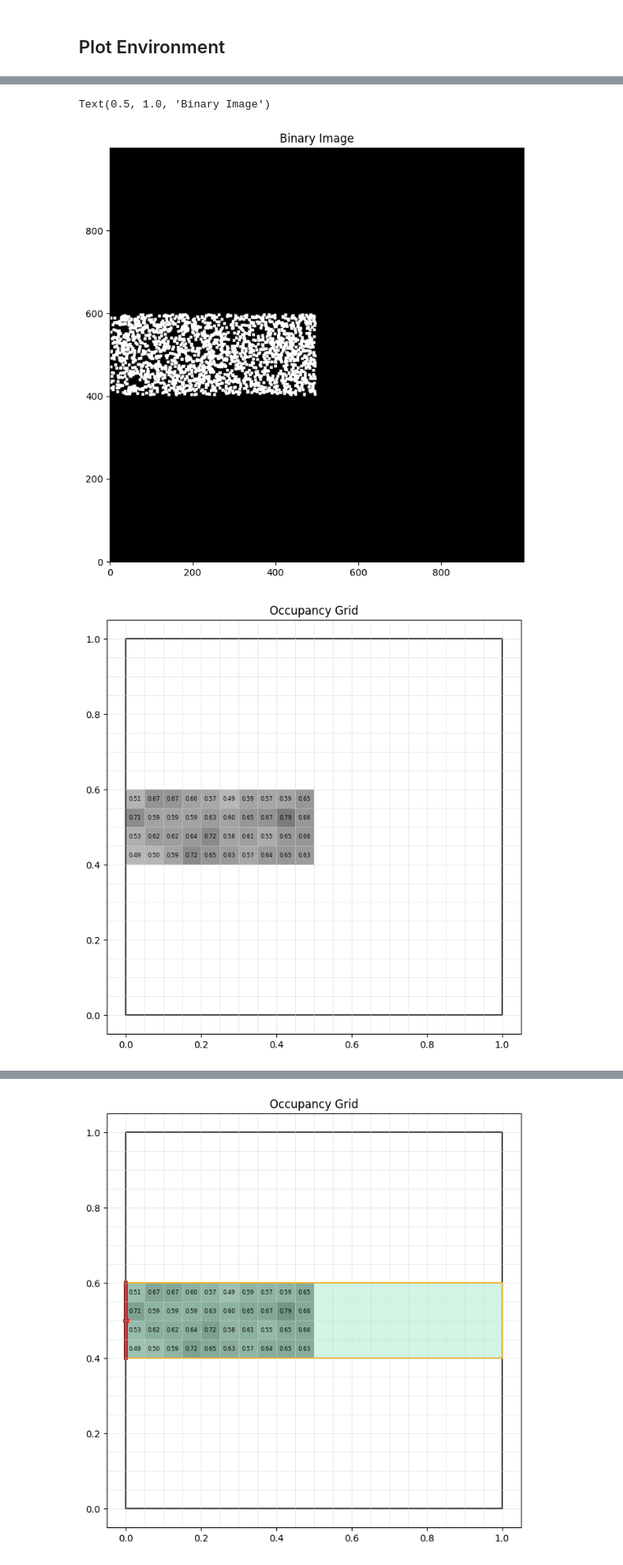
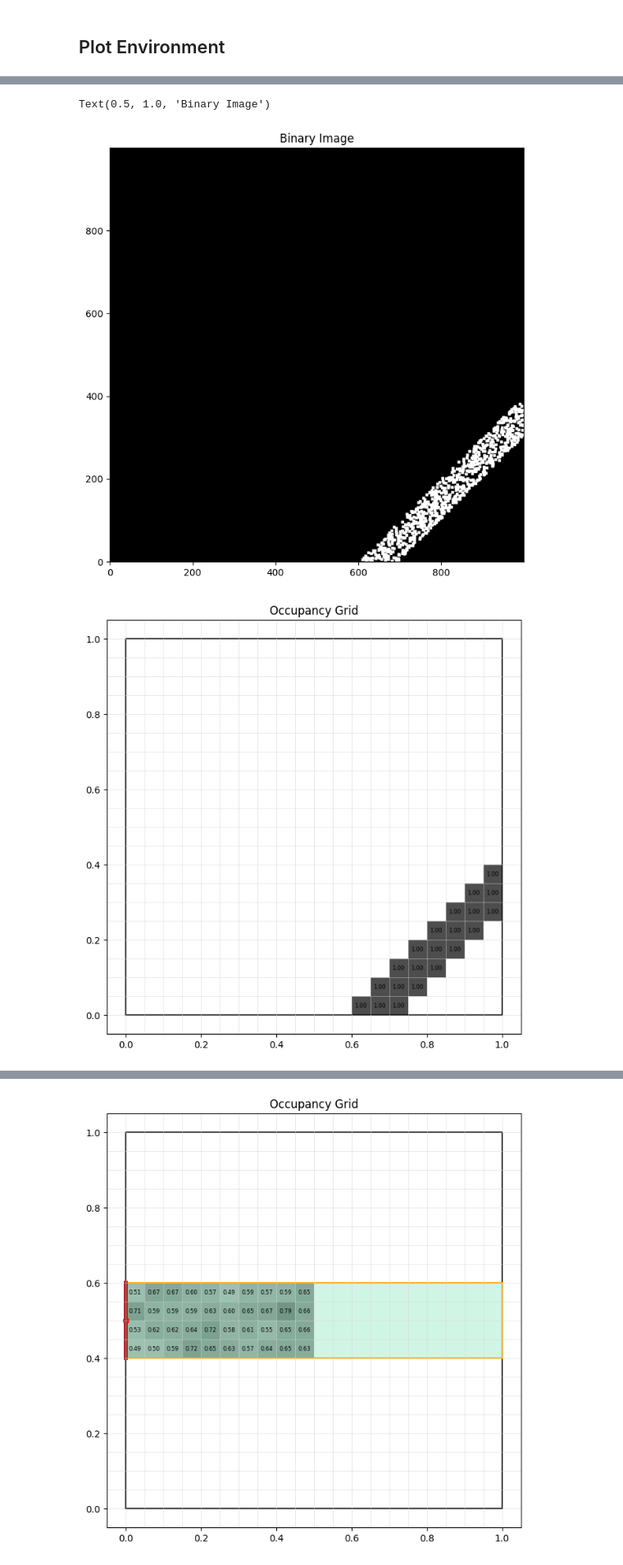
Before and after one commit to CearLab/earth_moving, a Jupyter notebook: earth_moving/clutter/mcts_vanilla_v1/test_v1.ipynb, the cells around one changed output, grey strips where cells are left out. Shown at 82% size. Cells and saved outputs as stored; diff of their text form; code cells hidden in the pictures.

Commit message:
Added multi-grid adaptation and more render options - works on Morty

```diff
--- a/earth_moving/clutter/mcts_vanilla_v1/test_v1.ipynb
+++ b/earth_moving/clutter/mcts_vanilla_v1/test_v1.ipynb
@@ -134,38 +131,9 @@ Rasterization complete. Downsampling to simulation grid...
 (1000, 1000)
 # %%
-# env = PushEnvironmentGym(
-#     particles=particles,
-#     binary_img=density_grid,
-#     boundary_points=boundary_points,
-#     delta_s_options=delta_s_options,
-#     theta_options=theta_options,
-#     push_width=shovel_width,  # Updated parameter name
-#     initial_pos=s0,          # Updated parameter name
-#     max_pushes=max_pushes,
-#     coverage_thresh=coverage_threshold,  # Updated parameter name
-#     grid_size=grid_size
-# )
-# stochastic_env = PushEnvironmentGym(
-#     particles=particles,
-#     binary_img=density_grid,
-#     boundary_points=boundary_points,
-#     delta_s_options=delta_s_options,
-#     theta_options=theta_options,
-#     push_width=shovel_width,  # Updated parameter name
-#     initial_pos=s0,          # Updated parameter name
-#     max_pushes=max_pushes,
-#     coverage_thresh=coverage_threshold,  # Updated parameter name
-#     stochasticity=True,
-#     grid_size=grid_size
-# )
-
-
-# occ_grid = preprocess.occupancy_grid
-# total_ooccupied = preprocess.
-occ_grid, total_ooccupied = preprocess.binary_img_to_grid(density_grid)
+occ_grid, total_ooccupied = preprocess.binary_img_to_grid(binary_img)
 total_pixels_in_cell = preprocess.total_pixels_in_cell
 
-env = PushEnvironmentGym(
+det_env = PushEnvironmentGym(
     boundary_points=boundary_points,
     delta_s_options=delta_s_options,
     theta_options=theta_options,
@@ -191,4 +159,9 @@ stochastic_env = PushEnvironmentGym(
     stochasticity=True,
     grid_size=grid_size
 )
+
+if stochasity:
+    env = stochastic_env
+else:
+    env = det_env
 # %% [output]
@@ -209,15 +182,18 @@ stochastic_env.draw_real_environment(particles)
 # %%
 plt.figure(figsize=(8,8))
-plt.imshow(density_grid, cmap='gray', origin='lower')
+plt.imshow(binary_img, cmap='gray', origin='lower')
 plt.title("Binary Image")
 # %% [output]
 Text(0.5, 1.0, 'Binary Image')
-[figure, old version]
+[figure, new version]
 # %%
-# env.draw_grid_environment(env.initial_state['grid_mask'])
-stochastic_env.draw_grid_environment(stochastic_env.initial_state['grid_mask'])
+env.draw_grid_environment(env.initial_state['grid_mask'])
+# stochastic_env.draw_grid_environment(stochastic_env.initial_state['grid_mask'])
+# save grid to alphazero/data/
+# np.save("../alphazero/data/simple_1_rect.npy", stochastic_env.initial_state['grid_mask'])
+# np.save("../alphazero/data/deterministic/simple_1_rect_45.npy", env.initial_state['grid_mask'])
 # %% [output]
-[figure, old version]
+[figure, new version]
 # %%
 
 state, info = stochastic_env.reset()
```
Also changed, not shown: parts of 14 cells of this notebook, 6 other files.
